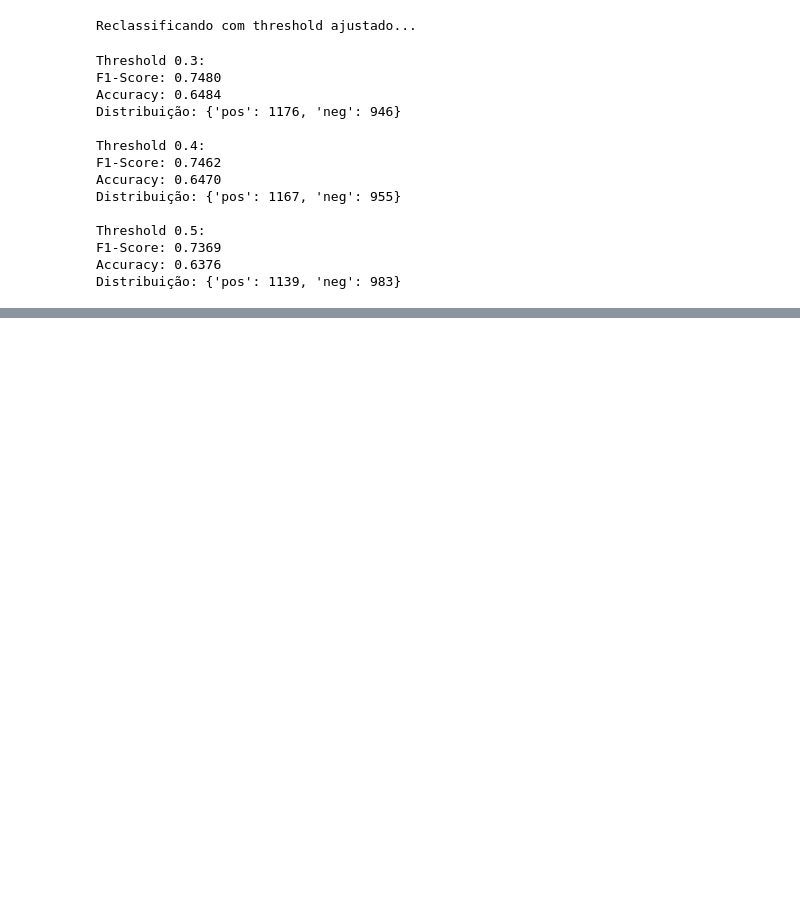
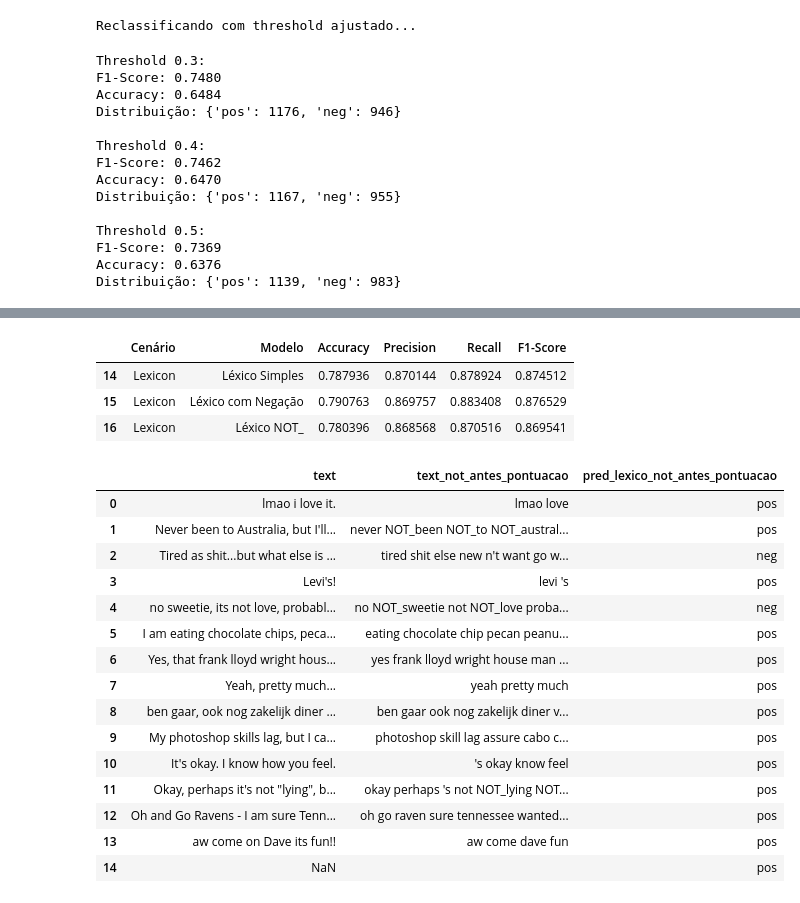
Before and after one commit to fernandorocha23/text_mining, a Jupyter notebook: project/Início.ipynb, the cells around one changed output, grey strips where cells are left out. Drawn from its saved outputs; the diff is of its cells as text; code cells hidden in the pictures; blank space fills up the shorter version.

```diff
--- a/project/Início.ipynb
+++ b/project/Início.ipynb
@@ -753,0 +786,12 @@ Distribuição: {'pos': 1139, 'neg': 983}
+# %%
+# prep sem lematização
+def sentiment_lexico_simples(text):
+    score = 0
+
+    if not isinstance(text, str) or text.strip() == "":
+        return 'pos'
+
+    for w in text.split():
+        score += lex.get(w, 0)
+
+    return 'pos' if score >= 0 else 'neg'
@@ -753,0 +928,25 @@ Distribuição: {'pos': 1139, 'neg': 983}
+# %%
+# Remover resultados antigos destes modelos (evita duplicados)
+df_resultados = df_resultados[~df_resultados['Modelo'].isin([
+    'Léxico Simples', 'Léxico com Negação', 'Léxico NOT_'
+])]
+
+# Re-adicionar apenas os resultados atuais
+df_resultados = pd.concat([
+    df_resultados,
+    pd.DataFrame([
+        resultado_lexico_simples,
+        resultado_lexico_negacao,
+        resultado_lexico_not
+    ])
+], ignore_index=True)
+
+# Mostrar apenas os modelos do léxico
+display(df_resultados[df_resultados['Modelo'].isin([
+    'Léxico Simples', 'Léxico com Negação', 'Léxico NOT_'
+])])
+# %% [output]
+|  | Cenário | Modelo | Accuracy | Precision | Recall | F1-Score |
+| 14 | Lexicon | Léxico Simples | 0.787936 | 0.870144 | 0.878924 | 0.874512 |
+| 15 | Lexicon | Léxico com Negação | 0.790763 | 0.869757 | 0.883408 | 0.876529 |
+| 16 | Lexicon | Léxico NOT_ | 0.780396 | 0.868568 | 0.870516 | 0.869541 |
@@ -753,0 +1031,23 @@ Distribuição: {'pos': 1139, 'neg': 983}
+# %%
+df_test['text_not_antes_pontuacao'] = df_test['text'].apply(prep_not_antes_pontuacao)
+df_test['pred_lexico_not_antes_pontuacao'] = df_test['text_not_antes_pontuacao'].apply(
+    sentiment_lexico_not_antes_pontuacao)
+
+df_test[['text', 'text_not_antes_pontuacao', 'pred_lexico_not_antes_pontuacao']].head(15)
+# %% [output]
+|  | text | text_not_antes_pontuacao | pred_lexico_not_antes_pontuacao |
+| 0 | lmao i love it. | lmao love | pos |
+| 1 | Never been to Australia, but I'll... | never NOT_been NOT_to NOT_austral... | pos |
+| 2 | Tired as shit...but what else is ... | tired shit else new n't want go w... | neg |
+| 3 | Levi's! | levi 's | pos |
+| 4 | no sweetie, its not love, probabl... | no NOT_sweetie not NOT_love proba... | neg |
+| 5 | I am eating chocolate chips, peca... | eating chocolate chip pecan peanu... | pos |
+| 6 | Yes, that frank lloyd wright hous... | yes frank lloyd wright house man ... | pos |
+| 7 | Yeah, pretty much... | yeah pretty much | pos |
+| 8 | ben gaar, ook nog zakelijk diner ... | ben gaar ook nog zakelijk diner v... | pos |
+| 9 | My photoshop skills lag, but I ca... | photoshop skill lag assure cabo c... | pos |
+| 10 | It's okay. I know how you feel. | 's okay know feel | pos |
+| 11 | Okay, perhaps it's not "lying", b... | okay perhaps 's not NOT_lying NOT... | pos |
+| 12 | Oh and Go Ravens - I am sure Tenn... | oh go raven sure tennessee wanted... | pos |
+| 13 | aw come on Dave its fun!! | aw come dave fun | pos |
+| 14 | NaN |  | pos |
```
Also changed, not shown: parts of 17 cells of this notebook, 2 other files.
